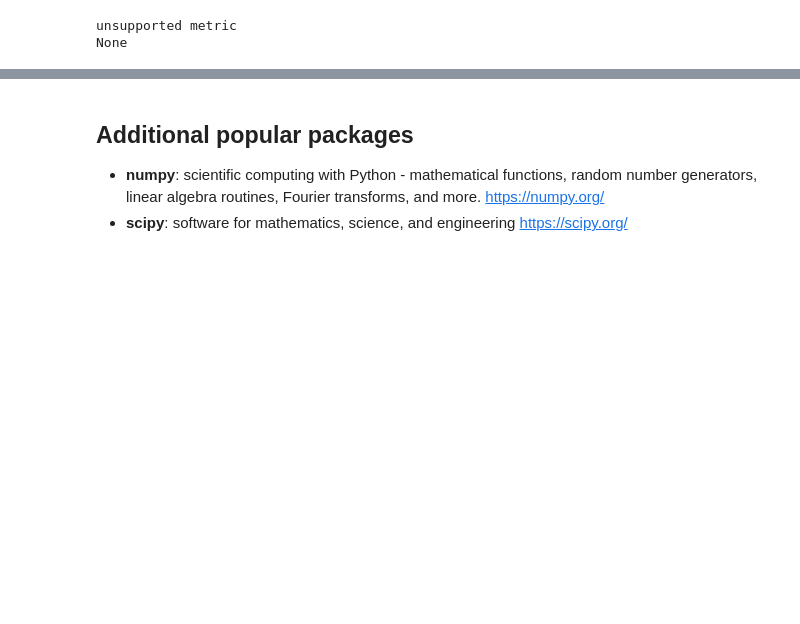
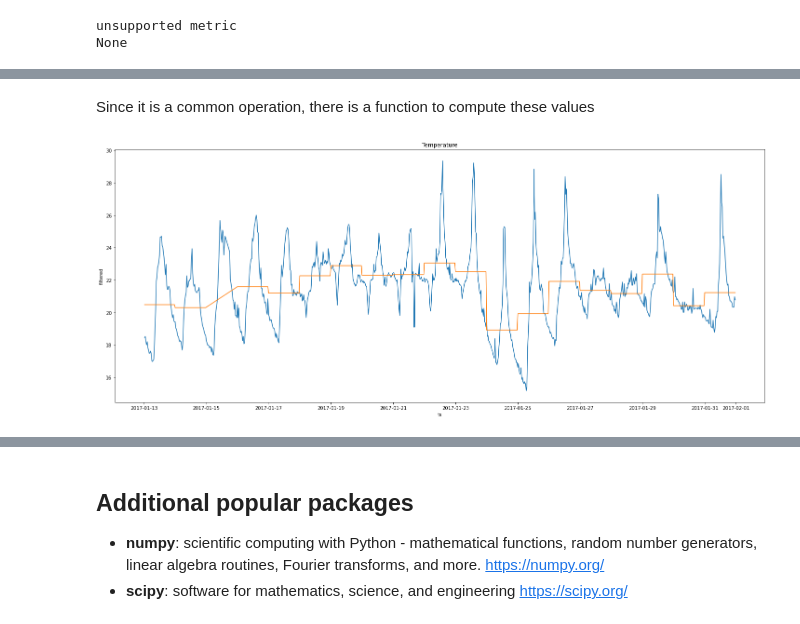
Before and after one commit to cbolk/CS2020-21, a Jupyter notebook: Lesson8.ipynb, the cells around one changed output, grey strips where cells are left out. Cells and saved outputs as stored; diff of their text form; code cells hidden in the pictures; blank space fills up the shorter version.

```diff
--- a/Lesson8.ipynb
+++ b/Lesson8.ipynb
@@ -159,0 +348,9 @@ None
+# %% [markdown]
+Since it is a common operation, there is a function to compute these values
+# %%
+plt.figure(figsize=(25, 10))
+sns.lineplot(x="ts", y="temperature", data=dst[dst.ts > '2017-01-13 00:00:00'])
+sns.lineplot(x="ts", y="filtered", data=dst[dst.ts > '2017-01-13 00:00:00']).set_title('Temperature')
+plt.show()
+# %% [output]
+[figure, added]
```
Also changed, not shown: parts of 33 cells of this notebook, 3 other files.
